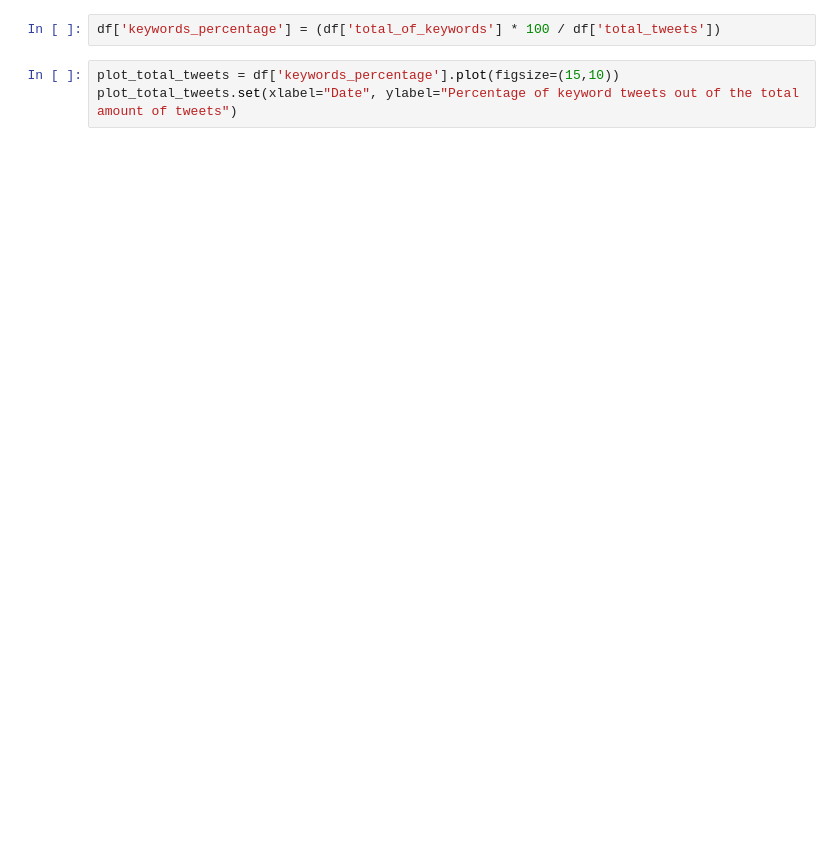
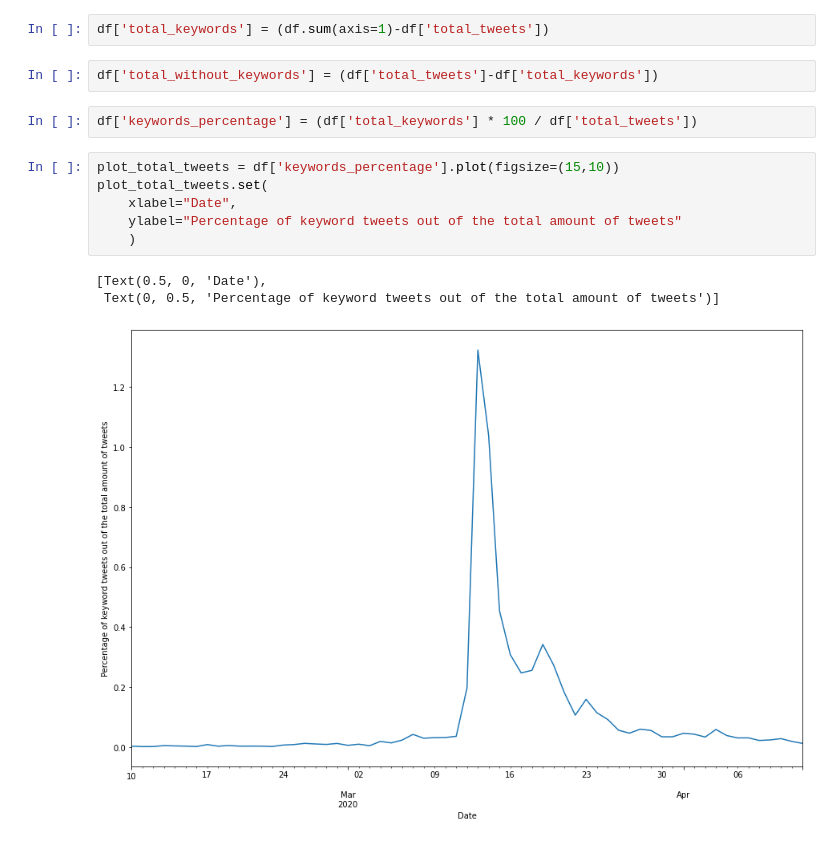
Before and after one commit to bbjoverbeek/intresmeth, a Jupyter notebook: analyzer_result_visualizer.ipynb, the cells around one changed output. Cells and saved outputs as stored; diff of their text form; blank space fills up the shorter version.

```diff
--- a/analyzer_result_visualizer.ipynb
+++ b/analyzer_result_visualizer.ipynb
@@ -15,5 +34,16 @@ df['total_of_keywords'] = (df.sum(axis=1)-df['total_tweets'])
-# %%
-df['keywords_percentage'] = (df['total_of_keywords'] * 100 / df['total_tweets'])
-# %%
-plot_total_tweets = df['keywords_percentage'].plot(figsize=(15,10))
-plot_total_tweets.set(xlabel="Date", ylabel="Percentage of keyword tweets out of the total amount of tweets")
+# %%
+df['total_keywords'] = (df.sum(axis=1)-df['total_tweets'])
+# %%
+df['total_without_keywords'] = (df['total_tweets']-df['total_keywords'])
+# %%
+df['keywords_percentage'] = (df['total_keywords'] * 100 / df['total_tweets'])
+# %%
+plot_total_tweets = df['keywords_percentage'].plot(figsize=(15,10))
+plot_total_tweets.set(
+    xlabel="Date",
+    ylabel="Percentage of keyword tweets out of the total amount of tweets"
+    )
+# %% [output]
+[Text(0.5, 0, 'Date'),
+ Text(0, 0.5, 'Percentage of keyword tweets out of the total amount of tweets')]
+[figure, added]
```
Also changed, not shown: parts of 12 cells of this notebook, 1 other file.
